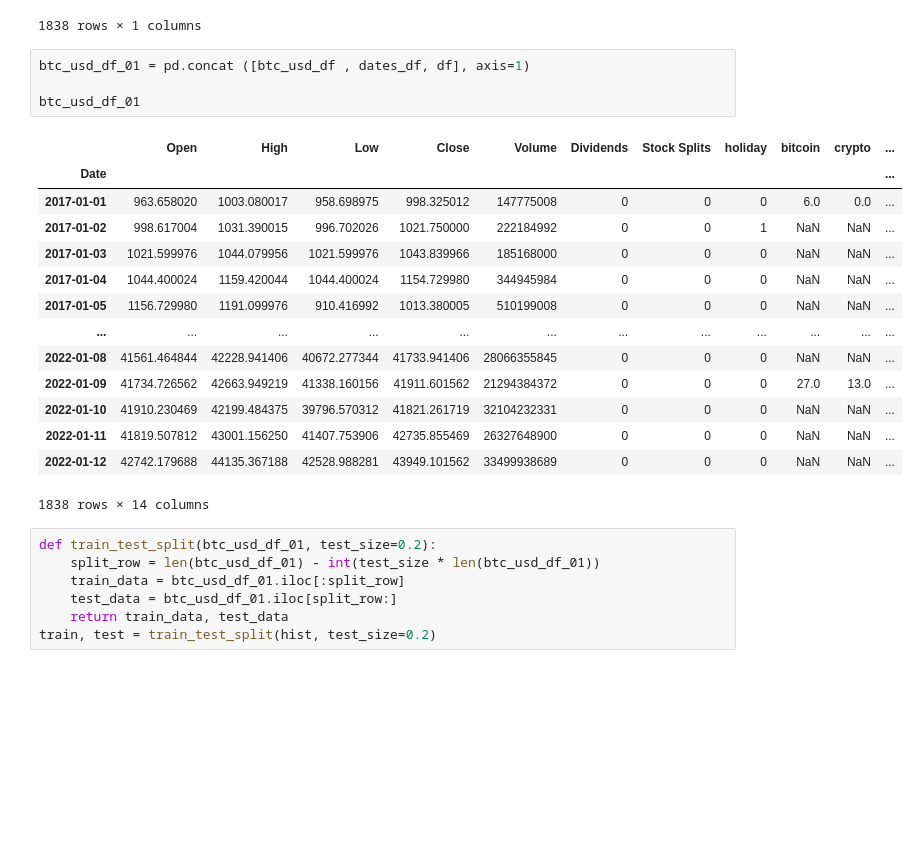
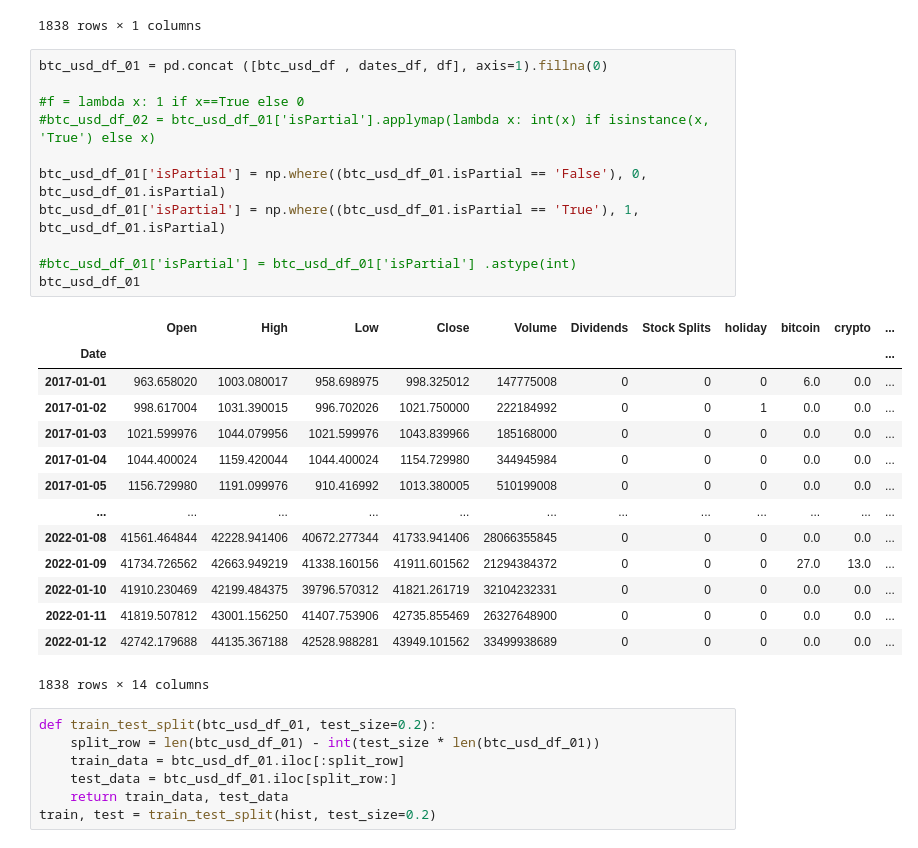
Before and after one commit to odhissm/GitHub_FinTech, a Jupyter notebook: btc_test.ipynb, the cells around one changed output. Drawn from its saved outputs; the diff is of its cells as text; blank space fills up the shorter version.

```diff
--- a/btc_test.ipynb
+++ b/btc_test.ipynb
@@ -154,25 +155,32 @@ dates_df
 | 2022-01-11 | 0 |
 | 2022-01-12 | 0 |
 1838 rows × 1 columns
-# %%
-btc_usd_df_01 = pd.concat ([btc_usd_df , dates_df, df], axis=1)
-
-btc_usd_df_01
-# %% [output]
-|  | Open | High | Low | Close | Volume | Dividends | Stock Splits | holiday | bitcoin | crypto | ... |
-| Date |  |  |  |  |  |  |  |  |  |  | ... |
-| 2017-01-01 | 963.658020 | 1003.080017 | 958.698975 | 998.325012 | 147775008 | 0 | 0 | 0 | 6.0 | 0.0 | ... |
-| 2017-01-02 | 998.617004 | 1031.390015 | 996.702026 | 1021.750000 | 222184992 | 0 | 0 | 1 | NaN | NaN | ... |
-| 2017-01-03 | 1021.599976 | 1044.079956 | 1021.599976 | 1043.839966 | 185168000 | 0 | 0 | 0 | NaN | NaN | ... |
-| 2017-01-04 | 1044.400024 | 1159.420044 | 1044.400024 | 1154.729980 | 344945984 | 0 | 0 | 0 | NaN | NaN | ... |
-| 2017-01-05 | 1156.729980 | 1191.099976 | 910.416992 | 1013.380005 | 510199008 | 0 | 0 | 0 | NaN | NaN | ... |
-| ... | ... | ... | ... | ... | ... | ... | ... | ... | ... | ... | ... |
-| 2022-01-08 | 41561.464844 | 42228.941406 | 40672.277344 | 41733.941406 | 28066355845 | 0 | 0 | 0 | NaN | NaN | ... |
-| 2022-01-09 | 41734.726562 | 42663.949219 | 41338.160156 | 41911.601562 | 21294384372 | 0 | 0 | 0 | 27.0 | 13.0 | ... |
-| 2022-01-10 | 41910.230469 | 42199.484375 | 39796.570312 | 41821.261719 | 32104232331 | 0 | 0 | 0 | NaN | NaN | ... |
-| 2022-01-11 | 41819.507812 | 43001.156250 | 41407.753906 | 42735.855469 | 26327648900 | 0 | 0 | 0 | NaN | NaN | ... |
-| 2022-01-12 | 42742.179688 | 44135.367188 | 42528.988281 | 43949.101562 | 33499938689 | 0 | 0 | 0 | NaN | NaN | ... |
-1838 rows × 14 columns
+# %%
+btc_usd_df_01 = pd.concat ([btc_usd_df , dates_df, df], axis=1).fillna(0)
+
+#f = lambda x: 1 if x==True else 0
+#btc_usd_df_02 = btc_usd_df_01['isPartial'].applymap(lambda x: int(x) if isinstance(x, 'True') else x)
+
+btc_usd_df_01['isPartial'] = np.where((btc_usd_df_01.isPartial == 'False'), 0, btc_usd_df_01.isPartial)
+btc_usd_df_01['isPartial'] = np.where((btc_usd_df_01.isPartial == 'True'), 1, btc_usd_df_01.isPartial)
+
+#btc_usd_df_01['isPartial'] = btc_usd_df_01['isPartial'] .astype(int)
+btc_usd_df_01
+# %% [output]
+|  | Open | High | Low | Close | Volume | Dividends | Stock Splits | holiday | bitcoin | crypto | ... |
+| Date |  |  |  |  |  |  |  |  |  |  | ... |
+| 2017-01-01 | 963.658020 | 1003.080017 | 958.698975 | 998.325012 | 147775008 | 0 | 0 | 0 | 6.0 | 0.0 | ... |
+| 2017-01-02 | 998.617004 | 1031.390015 | 996.702026 | 1021.750000 | 222184992 | 0 | 0 | 1 | 0.0 | 0.0 | ... |
+| 2017-01-03 | 1021.599976 | 1044.079956 | 1021.599976 | 1043.839966 | 185168000 | 0 | 0 | 0 | 0.0 | 0.0 | ... |
+| 2017-01-04 | 1044.400024 | 1159.420044 | 1044.400024 | 1154.729980 | 344945984 | 0 | 0 | 0 | 0.0 | 0.0 | ... |
+| 2017-01-05 | 1156.729980 | 1191.099976 | 910.416992 | 1013.380005 | 510199008 | 0 | 0 | 0 | 0.0 | 0.0 | ... |
+| ... | ... | ... | ... | ... | ... | ... | ... | ... | ... | ... | ... |
+| 2022-01-08 | 41561.464844 | 42228.941406 | 40672.277344 | 41733.941406 | 28066355845 | 0 | 0 | 0 | 0.0 | 0.0 | ... |
+| 2022-01-09 | 41734.726562 | 42663.949219 | 41338.160156 | 41911.601562 | 21294384372 | 0 | 0 | 0 | 27.0 | 13.0 | ... |
+| 2022-01-10 | 41910.230469 | 42199.484375 | 39796.570312 | 41821.261719 | 32104232331 | 0 | 0 | 0 | 0.0 | 0.0 | ... |
+| 2022-01-11 | 41819.507812 | 43001.156250 | 41407.753906 | 42735.855469 | 26327648900 | 0 | 0 | 0 | 0.0 | 0.0 | ... |
+| 2022-01-12 | 42742.179688 | 44135.367188 | 42528.988281 | 43949.101562 | 33499938689 | 0 | 0 | 0 | 0.0 | 0.0 | ... |
+1838 rows × 14 columns
 # %%
 def train_test_split(btc_usd_df_01, test_size=0.2):
     split_row = len(btc_usd_df_01) - int(test_size * len(btc_usd_df_01))
```
Also changed, not shown: parts of 1 cell of this notebook.
